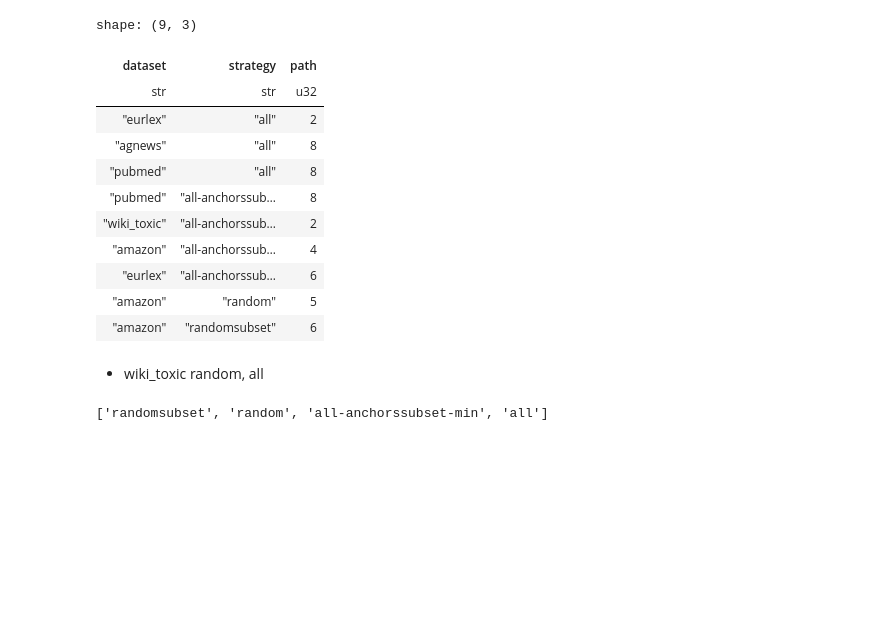
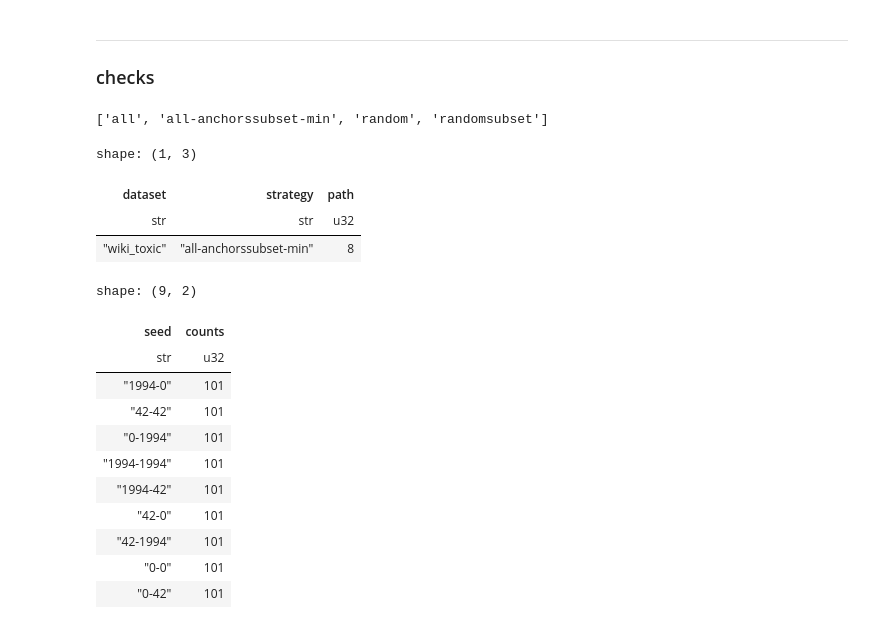
Before and after one commit to pietrolesci/anchoral, a Jupyter notebook: notebooks/results.ipynb, the cells around one changed output. Drawn from its saved outputs; the diff is of its cells as text; code cells hidden in the pictures; blank space fills up the shorter version.

```diff
--- a/notebooks/results.ipynb
+++ b/notebooks/results.ipynb
@@ -12,0 +14,2 @@ from itertools import permutations, combinations, product
+# %%
+pl.Config.set_fmt_str_lengths(100)
@@ -15,29 +50,0 @@ path = Path("../outputs/multirun/seeds/")
-# %%
-list_df = []
-for p in path.rglob("*tb_logs.parquet"):
-    strategy = p.parents[0].name.split("_")[0]
-    dataset = p.parents[1].name
-
-    meta = srsly.read_yaml(p.parent / "hparams.yaml")
-
-    df = (
-        pl.scan_parquet(p)
-        .filter(pl.col("tag") == "test/f1_class1_vs_budget")
-        .with_columns(
-            strategy=pl.lit(strategy),
-            dataset=pl.lit(dataset),
-            path=pl.lit(p.parent.name),
-            data_seed=meta["data"]["seed"],
-            model_seed=meta["model"]["seed"],
-            seed=pl.lit(f'{meta["data"]["seed"]}-{meta["model"]["seed"]}')
-        )
-    )
-
-    list_df.append(df)
-
-df = (
-    pl.concat(list_df)
-    # .groupby(["strategy", "dataset", "step"])
-    # .agg(mean=pl.col("value").mean(), std=pl.col("value").std(), n=pl.count("value"))
-    .collect(streaming=True)
-)
@@ -76,21 +75,31 @@ shape: (20, 3)
+# %% [markdown]
+---
+### checks
+# %%
+seeds_df["strategy"].unique().to_list()
+# %% [output]
+['all', 'all-anchorssubset-min', 'random', 'randomsubset']
 # %%
-df.groupby(["dataset", "strategy"]).agg(pl.col("path").n_unique()).sort(["strategy"]).filter(pl.col("path") < 9)
+seeds_df.groupby(["dataset", "strategy"]).agg(pl.col("path").n_unique()).sort(["strategy"]).filter(pl.col("path") < 9)
 # %% [output]
-shape: (9, 3)
+shape: (1, 3)
 | dataset | strategy | path |
 | str | str | u32 |
-| "eurlex" | "all" | 2 |
-| "agnews" | "all" | 8 |
-| "pubmed" | "all" | 8 |
-| "pubmed" | "all-anchorssub… | 8 |
-| "wiki_toxic" | "all-anchorssub… | 2 |
-| "amazon" | "all-anchorssub… | 4 |
-| "eurlex" | "all-anchorssub… | 6 |
-| "amazon" | "random" | 5 |
-| "amazon" | "randomsubset" | 6 |
+| "wiki_toxic" | "all-anchorssubset-min" | 8 |
-# %% [markdown]
-- wiki_toxic random, all
-# %%
-df["strategy"].unique().to_list()
-# %% [output]
-['randomsubset', 'random', 'all-anchorssubset-min', 'all']
+# %%
+seeds_df.filter(
+    (pl.col("dataset") == "amazon") & (pl.col("strategy") == "all-anchorssubset-min")
+)["seed"].value_counts()
+# %% [output]
+shape: (9, 2)
+| seed | counts |
+| str | u32 |
+| "1994-0" | 101 |
+| "42-42" | 101 |
+| "0-1994" | 101 |
+| "1994-1994" | 101 |
+| "1994-42" | 101 |
+| "42-0" | 101 |
+| "42-1994" | 101 |
+| "0-0" | 101 |
+| "0-42" | 101 |
```
Also changed, not shown: parts of 30 cells of this notebook, 9 other files.
